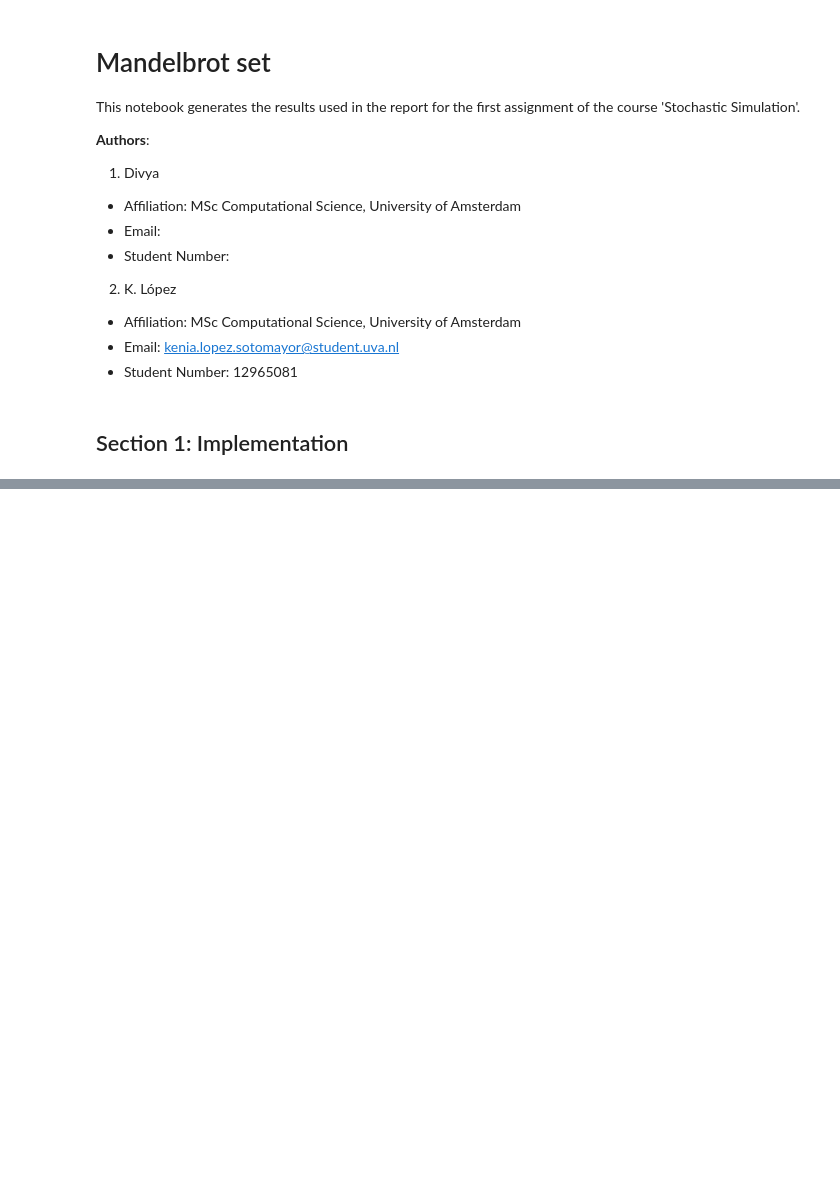
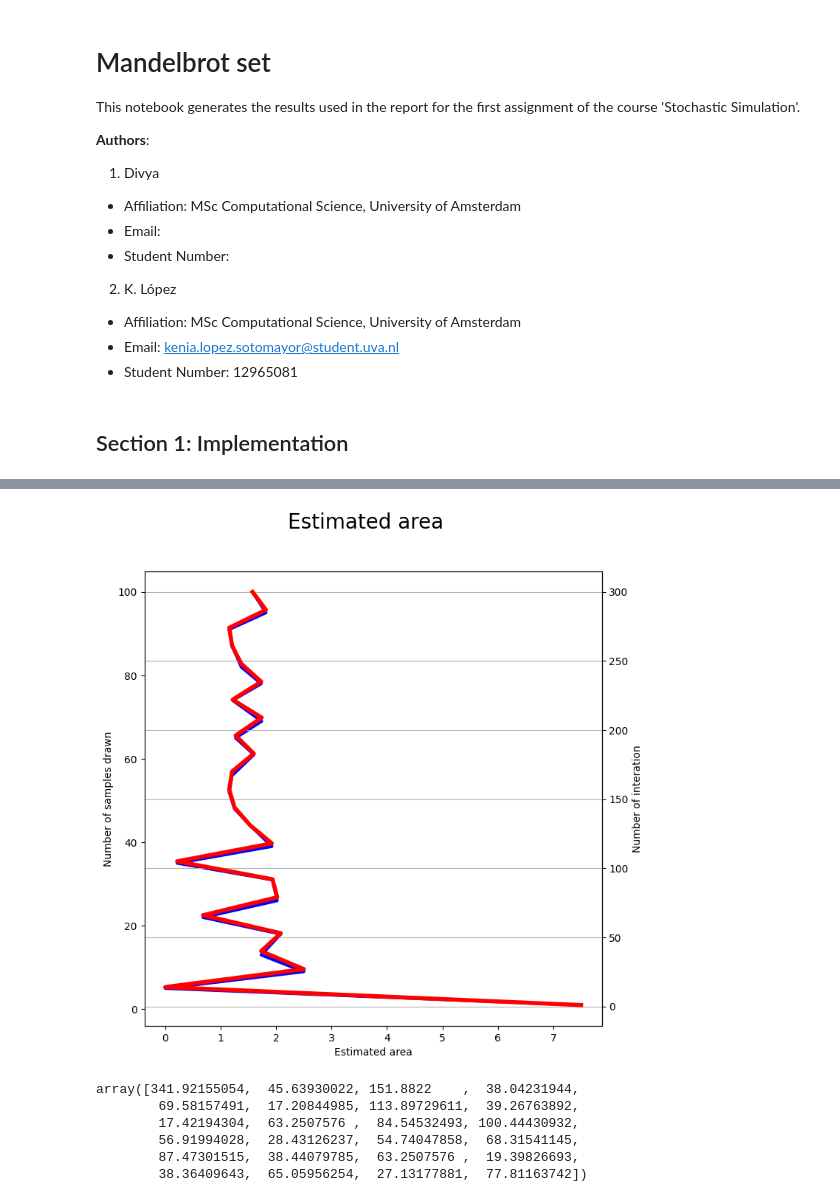
Before and after one commit to KeniaLS/Stoc_Sim_Assignment1, a Jupyter notebook: SS_Kenia_Divya_Assignment1.ipynb, the cells around one changed output, grey strips where cells are left out. Cells and saved outputs as stored; diff of their text form; code cells hidden in the pictures; blank space fills up the shorter version.

```diff
--- a/SS_Kenia_Divya_Assignment1.ipynb
+++ b/SS_Kenia_Divya_Assignment1.ipynb
@@ -57,0 +141,49 @@ plt.show()
+# %%
+#function to plot the area of the Mandelbrot set as a function of the number of iterations and the number of points
+def plot_estimated_area():
+    areas_estimation_array, num_N, num_it = mandelbrot_area_by_Montecarlo_Integration()
+
+    fig, ax1 = plt.subplots(figsize=(8, 8))
+    ax2 = ax1.twinx()
+
+    ax1.plot(areas_estimation_array, num_N, color='b', lw=3)
+    ax2.plot(areas_estimation_array, num_it, color='r', lw=4)
+
+    ax1.set_xlabel("Estimated area")
+
+    ax1.set_ylabel("Number of samples drawn")
+    ax1.tick_params(axis="y")
+
+    ax2.set_ylabel("Number of interation")
+    ax2.tick_params(axis="y")
+
+    fig.suptitle("Estimated area", fontsize=20)
+    plt.grid(True)
+    plt.show()
+plot_estimated_area()
+# %% [output]
+[figure, added]
+# %%
+def relative_error():
+    areas_estimation_array, _, _ = mandelbrot_area_by_Montecarlo_Integration()
+    A_m = 1.518822
+
+    rel_error = []
+    for A_i_s in areas_estimation_array:
+        relative_error = abs(A_m - A_i_s / A_m)
+        relative_error = relative_error * 100
+
+        rel_error.append(relative_error)
+
+    rel_error_array = np.array(rel_error)
+
+    return rel_error_array
+
+relative_error ()
+# %% [output]
+array([341.92155054,  45.63930022, 151.8822    ,  38.04231944,
+        69.58157491,  17.20844985, 113.89729611,  39.26763892,
+        17.42194304,  63.2507576 ,  84.54532493, 100.44430932,
+        56.91994028,  28.43126237,  54.74047858,  68.31541145,
+        87.47301515,  38.44079785,  63.2507576 ,  19.39826693,
+        38.36409643,  65.05956254,  27.13177881,  77.81163742])
```
Also changed, not shown: parts of 4 cells of this notebook.
